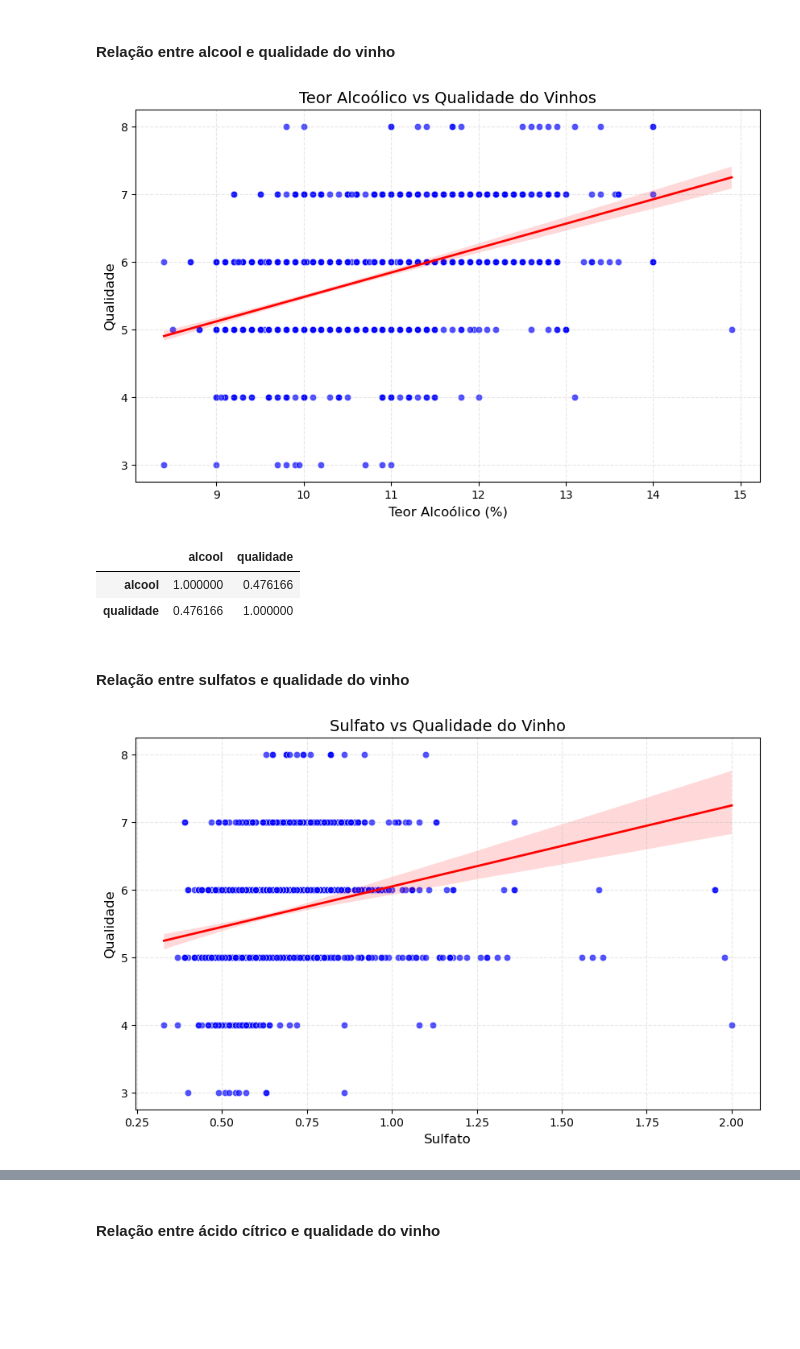
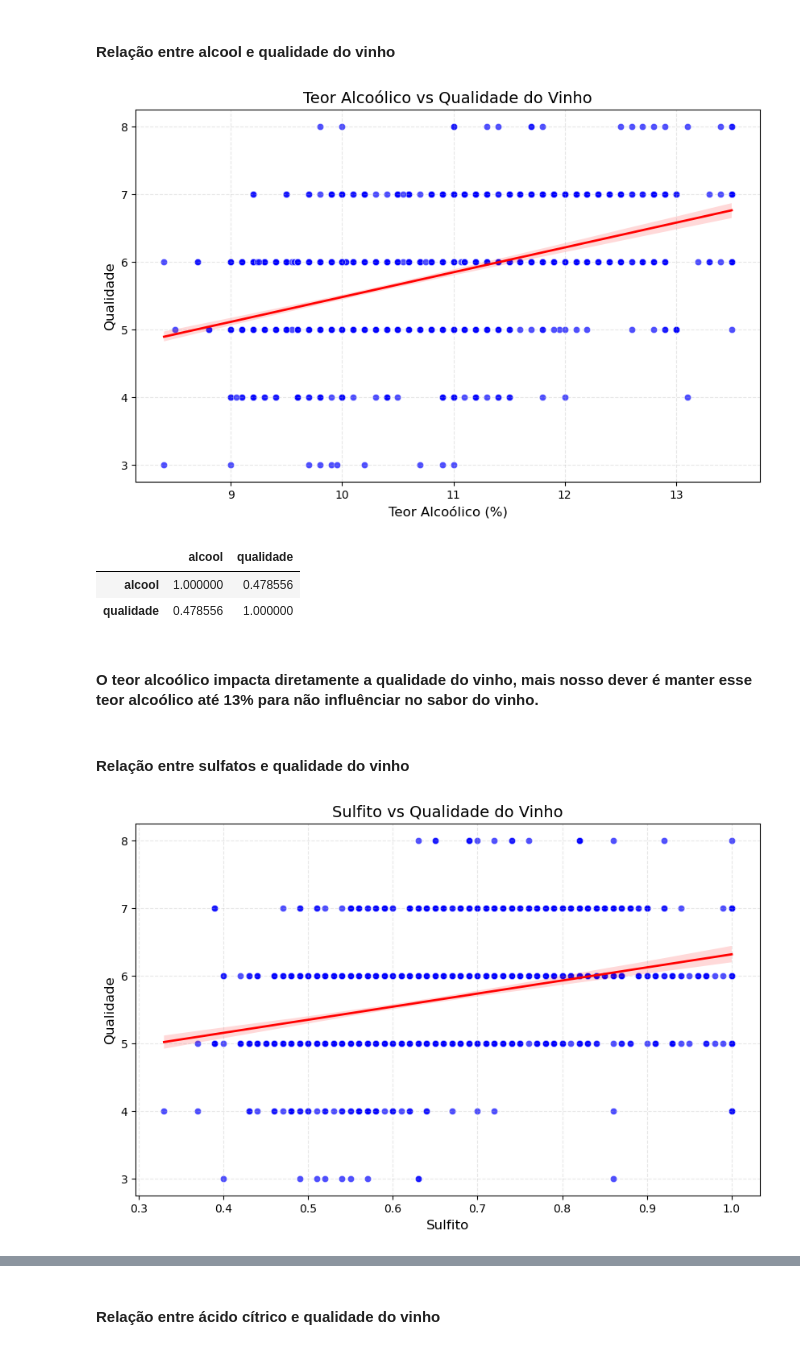
Before and after one commit to JacksonvBarbosa/Analise_qualidade_vinhos, a Jupyter notebook: Portfolio-DA-vinhos-jackwine/notebooks/exploracao_dos_dados.ipynb, the cells around one changed output, grey strips where cells are left out. Saved outputs shown, nothing was run; the diff lists cells and outputs as text; code cells hidden in the pictures; blank space fills up the shorter version.

Commit message:
Att.: Atualizações testes validações para mostrar no github

```diff
--- a/Portfolio-DA-vinhos-jackwine/notebooks/exploracao_dos_dados.ipynb
+++ b/Portfolio-DA-vinhos-jackwine/notebooks/exploracao_dos_dados.ipynb
@@ -183,4 +189,9 @@ detecta_outliers_iqr(df, colunas)
+# %%
+# Utilizar colunas para não infuência na variável resposta
+cols_cap = ['acidez_fixa', 'acidez_volatil', 'acido_citrico', 'acucar_residual',
+       'cloretos', 'dioxido_enxofre_livre', 'dioxido_enxofre_total',
+       'densidade', 'ph', 'sulfitos', 'alcool']
 # %%
-# remove outliers
-df_s_outliers = remove_outliers(df, colunas= colunas, metodo='zscore')
+# Utilizando o capping para todos os outliers seres considerados valores extremos dentro do range
+df = cap_outliers(df, columns=cols_cap)
 # %% [output]
@@ -371,21 +419,23 @@ corr_acidez_volatil_qualidade
 # Relação entre teor alcóolico vs qualidade do vinho
 grafo_scatterplot(df, df['alcool'], df['qualidade'], titulo='Teor Alcoólico vs Qualidade do Vinho', xlabel='Teor Alcoólico (%)', ylabel='Qualidade')
 # %% [output]
-[figure, old version]
+[figure, new version]
 # %%
 # Teste correlação de Pearson
 corr_alcool_acidez_qualidade = df[['alcool', 'qualidade']].corr('pearson', numeric_only=True)
 corr_alcool_acidez_qualidade
 # %% [output]
 |  | alcool | qualidade |
-| alcool | 1.000000 | 0.476166 |
-| qualidade | 0.476166 | 1.000000 |
+| alcool | 1.000000 | 0.478556 |
+| qualidade | 0.478556 | 1.000000 |
+# %% [markdown]
+#### O teor alcoólico impacta diretamente a qualidade do vinho, mais nosso dever é manter esse teor alcoólico até 13% para não influênciar no sabor do vinho.
 # %% [markdown]
 #### Relação entre sulfatos e qualidade do vinho
 # %%
 # Relação entre sulfato vs qualidade do vinho
-grafo_scatterplot(df, df['sulfatos'], df['qualidade'], titulo='Sulfato vs Qualidade do Vinho', xlabel='Sulfato', ylabel='Qualidade')
+grafo_scatterplot(df, df['sulfitos'], df['qualidade'], titulo='Sulfito vs Qualidade do Vinho', xlabel='Sulfito', ylabel='Qualidade')
 # %% [output]
-[figure, old version]
+[figure, new version]
 # %%
 # Teste correlação de Pearson
```
Also changed, not shown: parts of 52 cells of this notebook, 41 other files.
